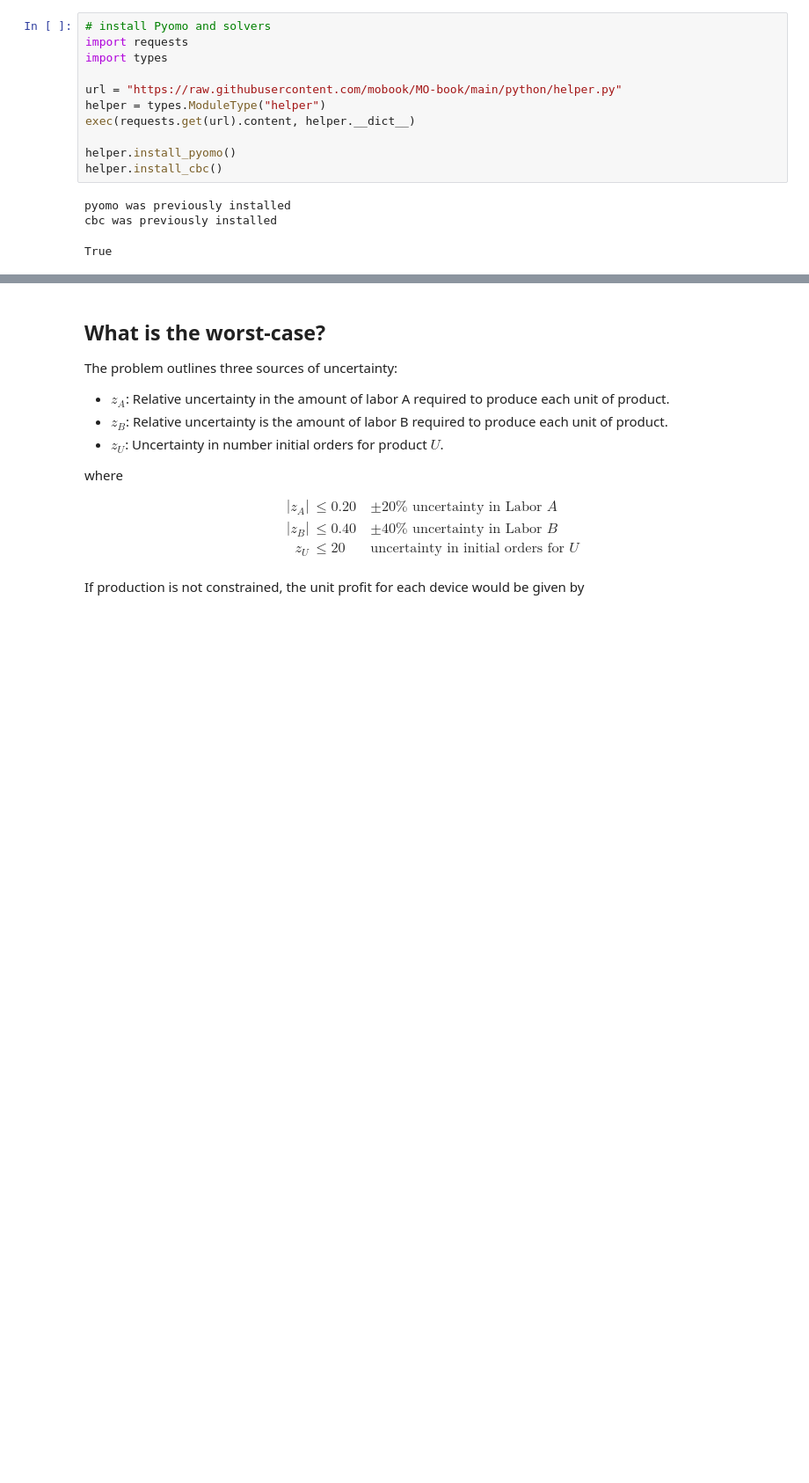
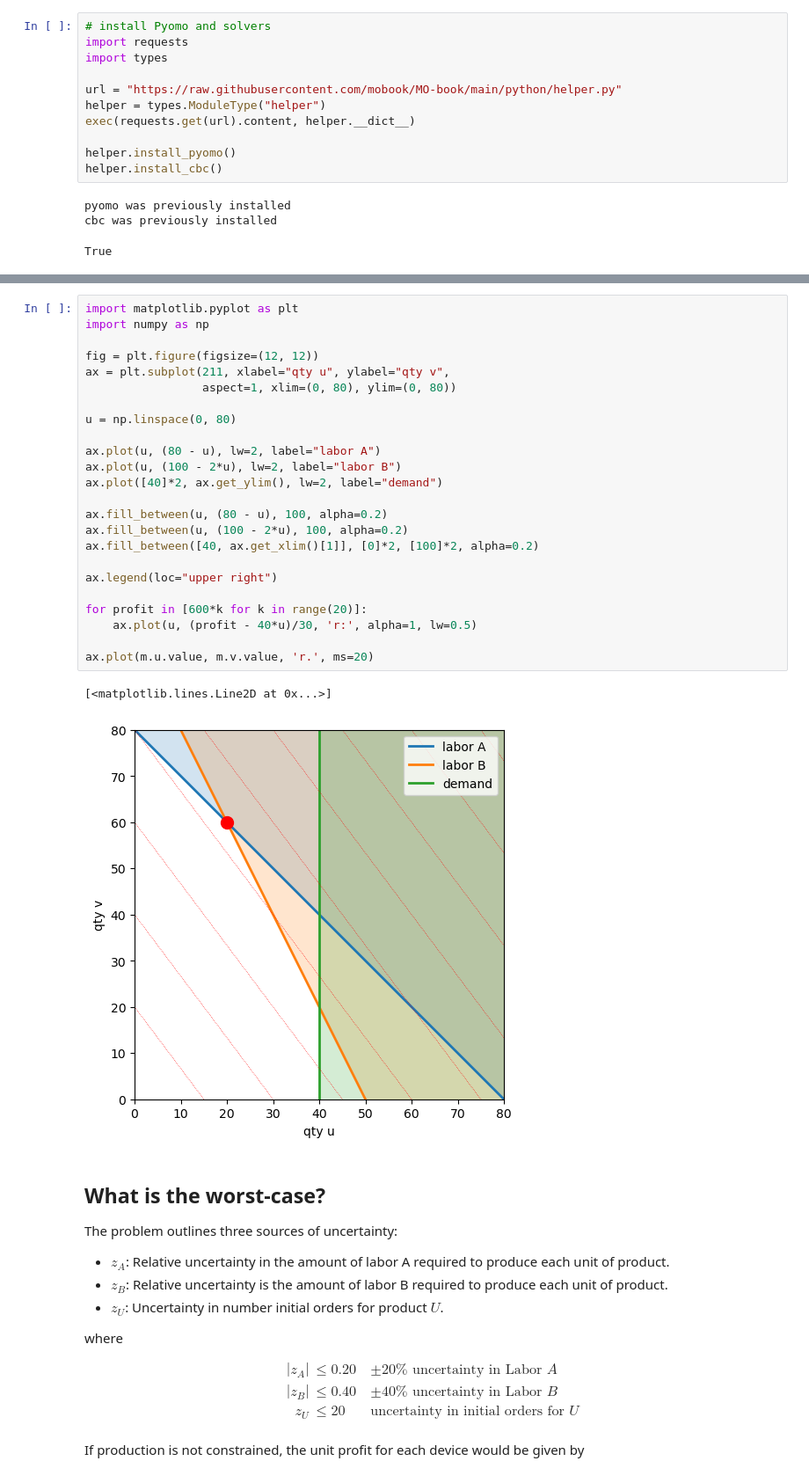
Before and after one commit to mobook/MO-book, a Jupyter notebook: notebooks/10/ccg.ipynb, the cells around one changed output, grey strips where cells are left out. Shown at 88% size. Saved outputs shown, nothing was run; the diff lists cells and outputs as text; blank space fills up the shorter version.

```diff
--- a/notebooks/10/ccg.ipynb
+++ b/notebooks/10/ccg.ipynb
@@ -44,3 +120,30 @@ How much raw material should the company order now?
+# %%
+import matplotlib.pyplot as plt
+import numpy as np
+
+fig = plt.figure(figsize=(12, 12))
+ax = plt.subplot(211, xlabel="qty u", ylabel="qty v",
+                 aspect=1, xlim=(0, 80), ylim=(0, 80))
+
+u = np.linspace(0, 80)
+
+ax.plot(u, (80 - u), lw=2, label="labor A")
+ax.plot(u, (100 - 2*u), lw=2, label="labor B")
+ax.plot([40]*2, ax.get_ylim(), lw=2, label="demand")
+
+ax.fill_between(u, (80 - u), 100, alpha=0.2)
+ax.fill_between(u, (100 - 2*u), 100, alpha=0.2)
+ax.fill_between([40, ax.get_xlim()[1]], [0]*2, [100]*2, alpha=0.2)
+
+ax.legend(loc="upper right")
+
+for profit in [600*k for k in range(20)]:
+    ax.plot(u, (profit - 40*u)/30, 'r:', alpha=1, lw=0.5)
+
+ax.plot(m.u.value, m.v.value, 'r.', ms=20)
+# %% [output]
+[<matplotlib.lines.Line2D at 0x...>]
+[figure, added]
 # %% [markdown]
 ## What is the worst-case?
 
```
Also changed, not shown: parts of 10 cells of this notebook, 2 other files.
